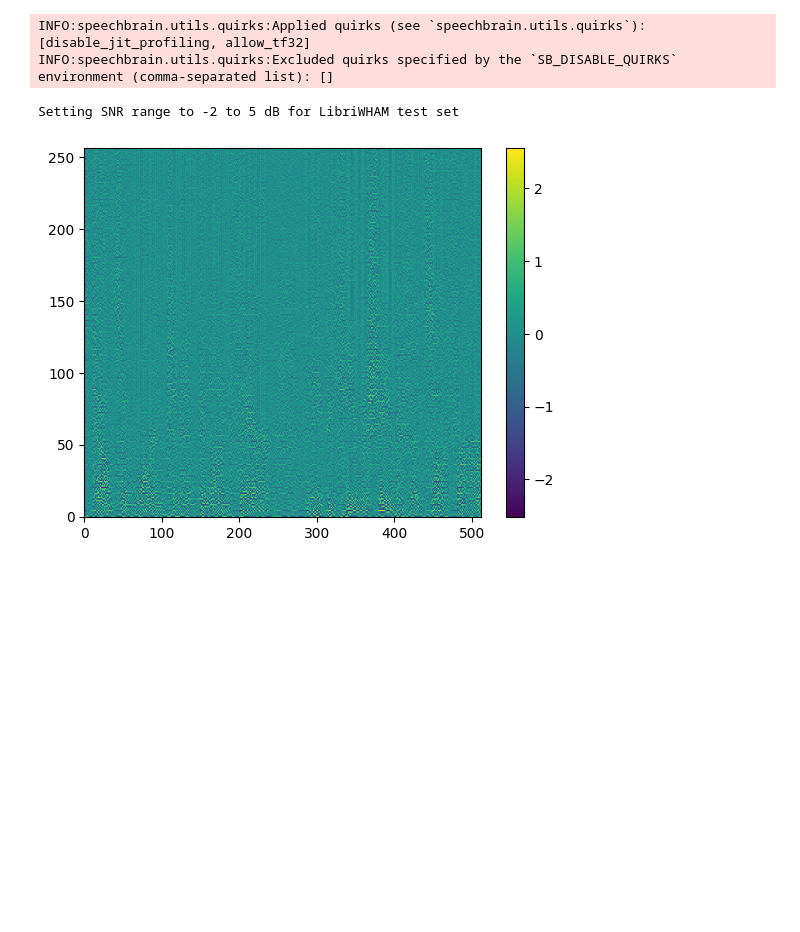
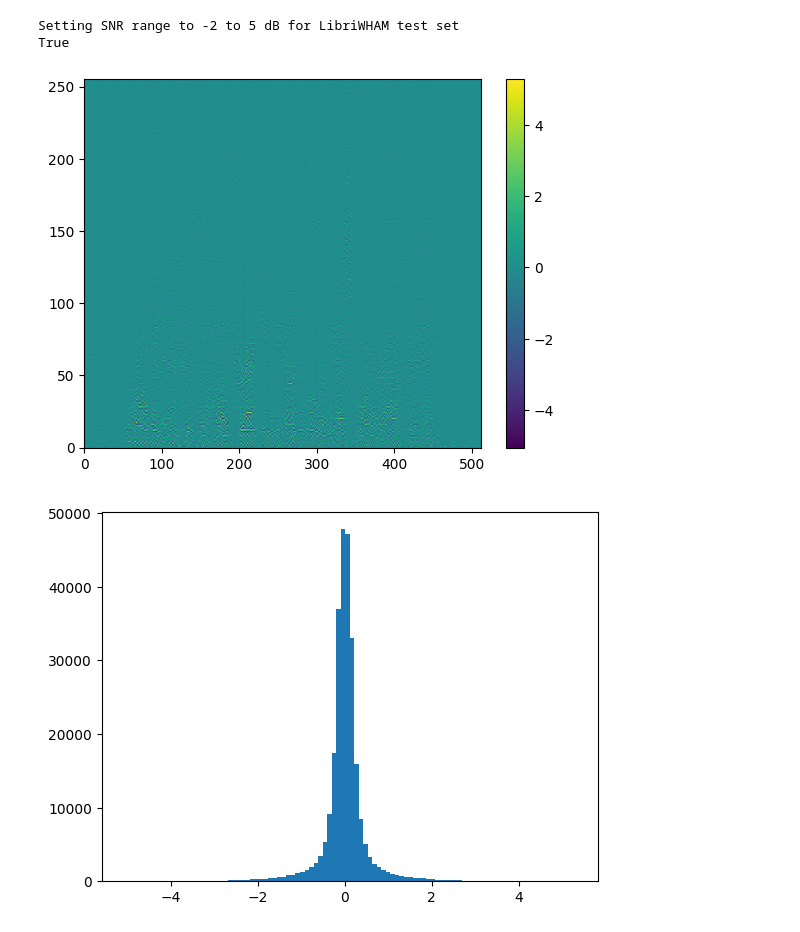
Before and after one commit to kommodeskab/Latent-DSB, a Jupyter notebook: playground.ipynb, the cells around one changed output. Drawn from its saved outputs; the diff is of its cells as text; code cells hidden in the pictures; blank space fills up the shorter version.

```diff
--- a/playground.ipynb
+++ b/playground.ipynb
@@ -121,8 +23,0 @@ with torch.no_grad():
-# %%
-import torchaudio
-for i in range(batch.size(0)):
-    audio = torch.cat([
-        batch[i].flatten(),
-        decoded[i].flatten(),
-    ], dim=0)
-    torchaudio.save(f"samples/reconstruction_{i}.wav", audio.unsqueeze(0).cpu(), 16000)
@@ -258,45 +107,13 @@ class STFTLoss(nn.Module):
 # %%
-import torch
 from src.dataset import LibriWHAM
-from src.networks.encoders import STFTEncoderDecoder, PolarSTFTEncoderDecoder
+encoder = STFTEncoderDecoder(n_fft=510, hop_length=128, p=0.5)
+dataset = LibriWHAM(length_seconds=4.096, train=False, return_pair=True)
+x0, x1 = dataset[1]
+x0 = x0.unsqueeze(0)
+encoded = encoder.encode(x0)
+decoded = encoder.decode(encoded)
 
-dataset = LibriWHAM(length_seconds=4.096, train=False, return_pair=True)
-x0, x1 = dataset[0]
-x0, x1 = x0.unsqueeze(0), x1.unsqueeze(0)
-
-encoder = STFTEncoderDecoder(n_fft=512, hop_length=128)
-x0 = encoder.encode(x0)
-x1 = encoder.encode(x1)
+print(torch.allclose(x0, decoded, atol=1e-5))
 # %% [output]
-INFO:speechbrain.utils.quirks:Applied quirks (see `speechbrain.utils.quirks`): [disable_jit_profiling, allow_tf32]
-INFO:speechbrain.utils.quirks:Excluded quirks specified by the `SB_DISABLE_QUIRKS` environment (comma-separated list): []
+Setting SNR range to -2 to 5 dB for LibriWHAM test set
+True
-Setting SNR range to -2 to 5 dB for LibriWHAM test set
-# %%
-import matplotlib.pyplot as plt
-
-eps = 1e-2
-amp = x0[0, 0].abs()
-sign = x0[0, 0].sign()
-
-def f(x):
-    return torch.log(1 + x / eps)
-
-def g(x):
-    return x / (x + eps)
-
-def h(x):
-    return torch.log(1 + x)  # log(1 + x)
-
-def k(x):
-    return x / (1 + x)  # x / (1 + x)
-
-def j(x):
-    return x ** 0.25
-
-y = sign * j(amp)
-plt.imshow(y, aspect='auto', origin='lower')
-# add colorbar
-plt.colorbar()
-plt.show()
-# %% [output]
-[figure, removed]
@@ -353,0 +120,11 @@ class BaggeScheduler:
+# %%
+import matplotlib.pyplot as plt
+plt.imshow(encoded[0, 1].detach().numpy(), aspect='auto', origin='lower')
+plt.colorbar()
+plt.show()
+
+plt.hist(encoded.flatten().detach().numpy(), bins=100)
+plt.show()
+# %% [output]
+[figure, added]
+[figure, added]
```
Also changed, not shown: parts of 13 cells of this notebook, 23 other files.
